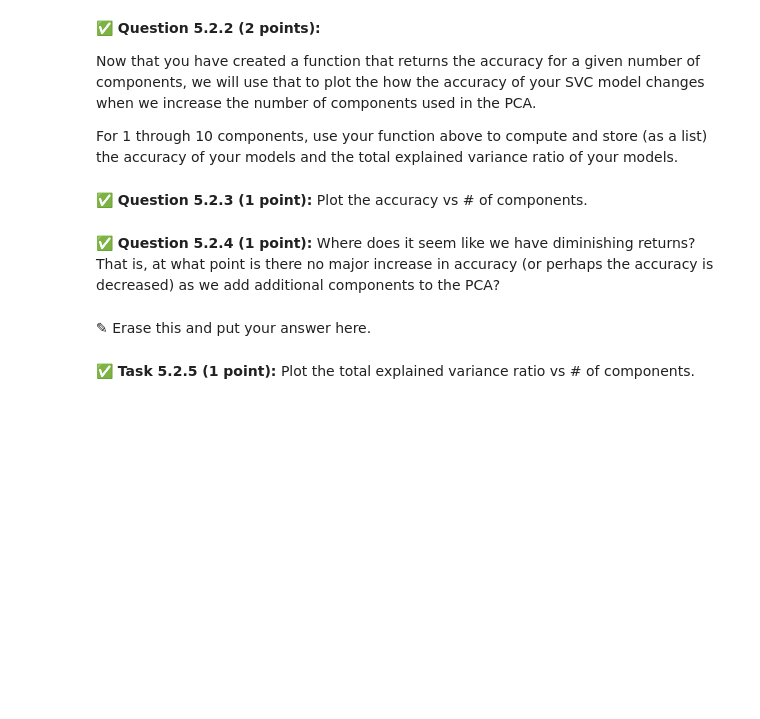
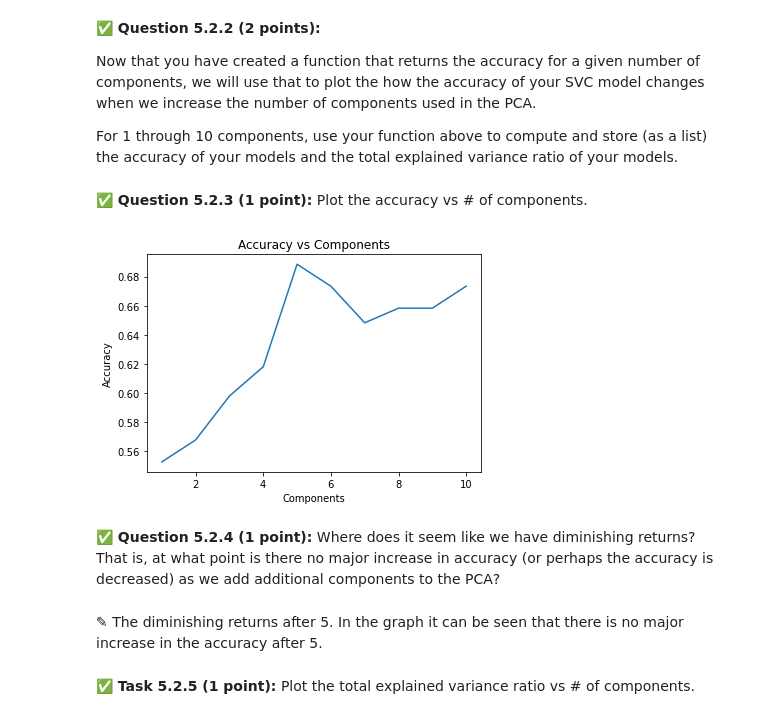
Before and after one commit to Rajmeet/cmse202-s22-turnin, a Jupyter notebook: hw-05/HW-05_LogisticPerceptronPCAandSVM_STUDENT.ipynb, the cells around one changed output. Saved outputs shown, nothing was run; the diff lists cells and outputs as text; code cells hidden in the pictures; blank space fills up the shorter version.

```diff
--- a/hw-05/HW-05_LogisticPerceptronPCAandSVM_STUDENT.ipynb
+++ b/hw-05/HW-05_LogisticPerceptronPCAandSVM_STUDENT.ipynb
@@ -375,0 +374,5 @@ Evaluate the model's performance using the **confusion matrix** and **classifica
+# %%
+svc = SVC(C=0.1)
+svc.fit(pca_train_vectors, train_labels)
+print(classification_report(test_labels, svc.predict(pca_test_vectors)))
+print(confusion_matrix(test_labels, svc.predict(pca_test_vectors)))
@@ -419,3 +481,22 @@ def reduced_SVM(n_components, train_features, train_labels, test_features, test_
+# %%
+# Put your code here
+
+def reduced_SVM(n_components, train_features, train_labels, test_features, test_labels):
+
+    pca = PCA(n_components=n_components, whiten=True)
+    _ = pca.fit(train_features)
+    pca_train_vectors = pca.transform(train_features)
+    pca_test_vectors = pca.transform(test_features)
+
+    svc = SVC()
+    param_grid = {'C': [1e-3, 0.01, 0.1, 1, 10, 100],
+              'gamma': [1e-6, 1e-5, 1e-4, 1e-3, 0.01, 0.1],
+              'kernel': ['linear','rbf']}
+
+    clf = GridSearchCV(svc, param_grid)
+    clf.fit(pca_train_vectors, train_labels)
+    test_predictions = clf.predict(pca_test_vectors)
+    return accuracy_score(test_labels, test_predictions), sum(pca.explained_variance_ratio_)
 # %% [markdown]
 **&#9989; Question 5.2.2 (2 points):**
 
@@ -427,2 +506,9 @@ For 1 through 10 components, use your function above to compute and store (as a
+# %%
+accuracy = []
+explained_variance = []
+for i in range(1, 11):
+    acc, var = reduced_SVM(i, train_vectors, train_labels, test_vectors, test_labels)
+    accuracy.append(acc)
+    explained_variance.append(var)
 # %% [markdown]
 **&#9989; Question 5.2.3 (1 point):** Plot the accuracy vs # of components.
@@ -431,6 +515,15 @@ For 1 through 10 components, use your function above to compute and store (as a
+# %%
+comp = [i for i in range(1,11)]
+plt.xlabel("Components")
+plt.ylabel("Accuracy")
+plt.title("Accuracy vs Components")
+plt.plot(comp, accuracy)
+plt.show()
+# %% [output]
+[figure, added]
 # %% [markdown]
 **&#9989; Question 5.2.4 (1 point):** Where does it seem like we have diminishing returns? That is, at what point is there no major increase in accuracy (or perhaps the accuracy is decreased) as we add additional components to the PCA?
-# %% [markdown]
-<font size=+3>&#9998;</font> Erase this and put your answer here.
+# %% [markdown]
+<font size=+3>&#9998;</font> The diminishing returns after 5. In the graph it can be seen that there is no major increase in the accuracy after 5.
 # %% [markdown]
 **&#9989; Task 5.2.5 (1 point):** Plot the total explained variance ratio vs # of components.
```
Also changed, not shown: parts of 13 cells of this notebook.
